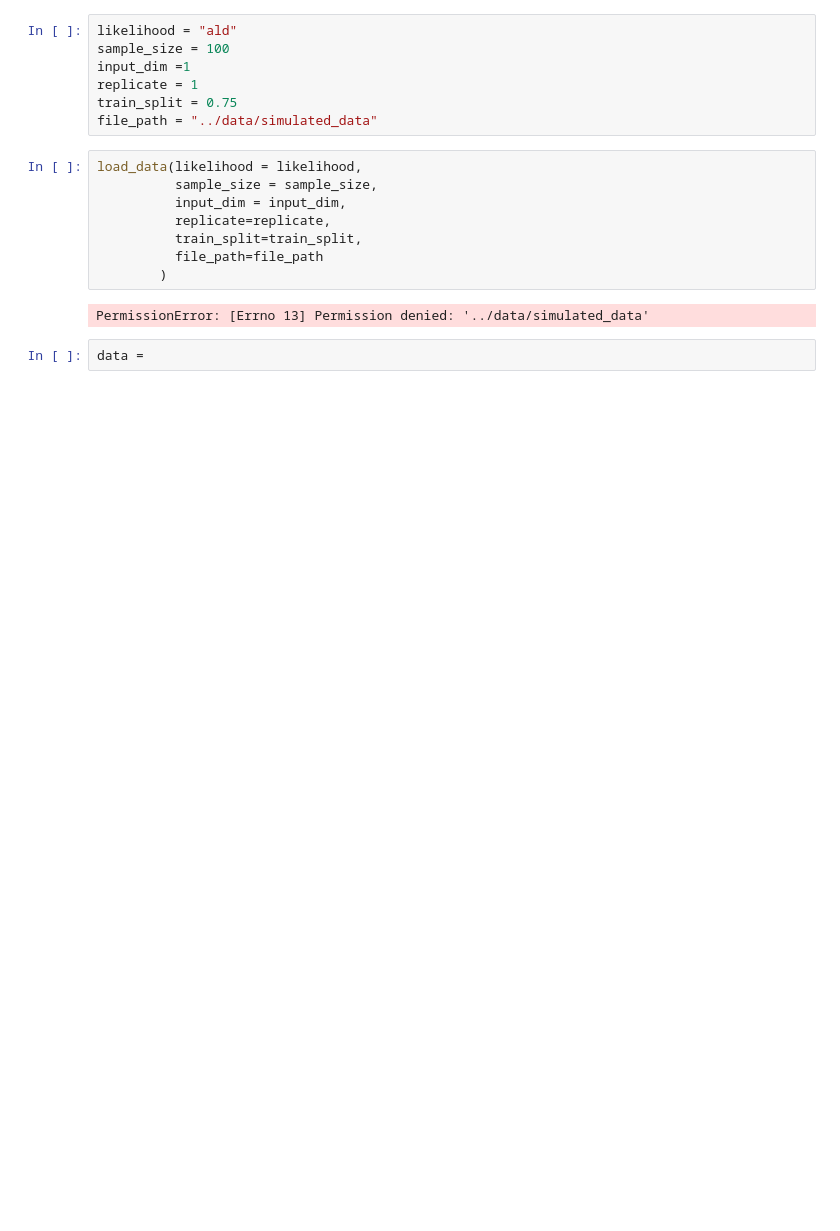
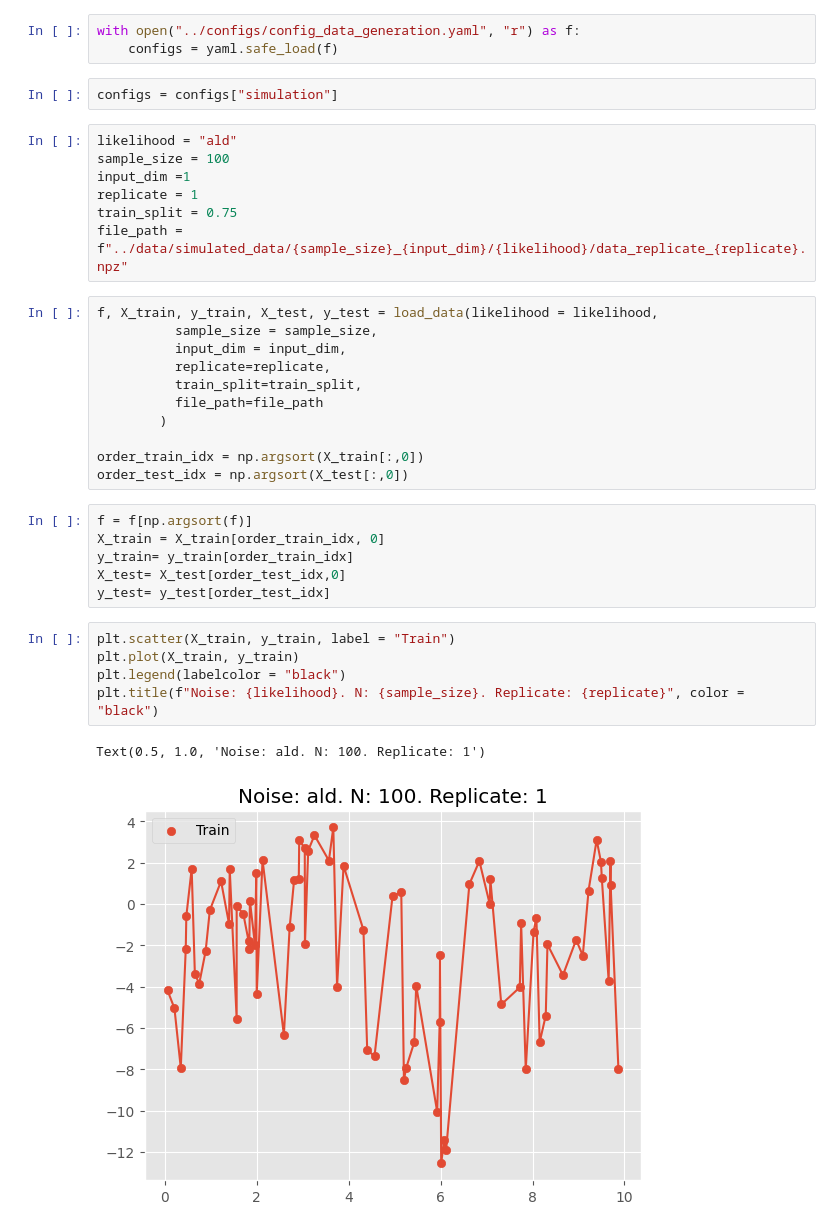
Before and after one commit to AndreaThomNava/LaGP, a Jupyter notebook: notebooks/vis_simdata.ipynb, the cells around one changed output. Cells and saved outputs as stored; diff of their text form; blank space fills up the shorter version.

Commit message:
worked on real data

```diff
--- a/notebooks/vis_simdata.ipynb
+++ b/notebooks/vis_simdata.ipynb
@@ -7,19 +13,37 @@ from lagp.utils.generate_data import load_data
+# %%
+with open("../configs/config_data_generation.yaml", "r") as f:
+    configs = yaml.safe_load(f)
+# %%
+configs = configs["simulation"]
 # %%
 likelihood = "ald"
 sample_size = 100
 input_dim =1
 replicate = 1
 train_split = 0.75
-file_path = "../data/simulated_data"
+file_path = f"../data/simulated_data/{sample_size}_{input_dim}/{likelihood}/data_replicate_{replicate}.npz"
 # %%
-load_data(likelihood = likelihood,
+f, X_train, y_train, X_test, y_test = load_data(likelihood = likelihood,
           sample_size = sample_size,
           input_dim = input_dim,
           replicate=replicate,
           train_split=train_split,
           file_path=file_path
         )
+
+order_train_idx = np.argsort(X_train[:,0])
+order_test_idx = np.argsort(X_test[:,0])
-# %% [output]
-PermissionError: [Errno 13] Permission denied: '../data/simulated_data'
-# %%
-data =
+# %%
+f = f[np.argsort(f)]
+X_train = X_train[order_train_idx, 0]
+y_train= y_train[order_train_idx]
+X_test= X_test[order_test_idx,0]
+y_test= y_test[order_test_idx]
+# %%
+plt.scatter(X_train, y_train, label = "Train")
+plt.plot(X_train, y_train)
+plt.legend(labelcolor = "black")
+plt.title(f"Noise: {likelihood}. N: {sample_size}. Replicate: {replicate}", color = "black")
+# %% [output]
+Text(0.5, 1.0, 'Noise: ald. N: 100. Replicate: 1')
+[figure, added]
```
Also changed, not shown: parts of 4 cells of this notebook, 16 other files.
